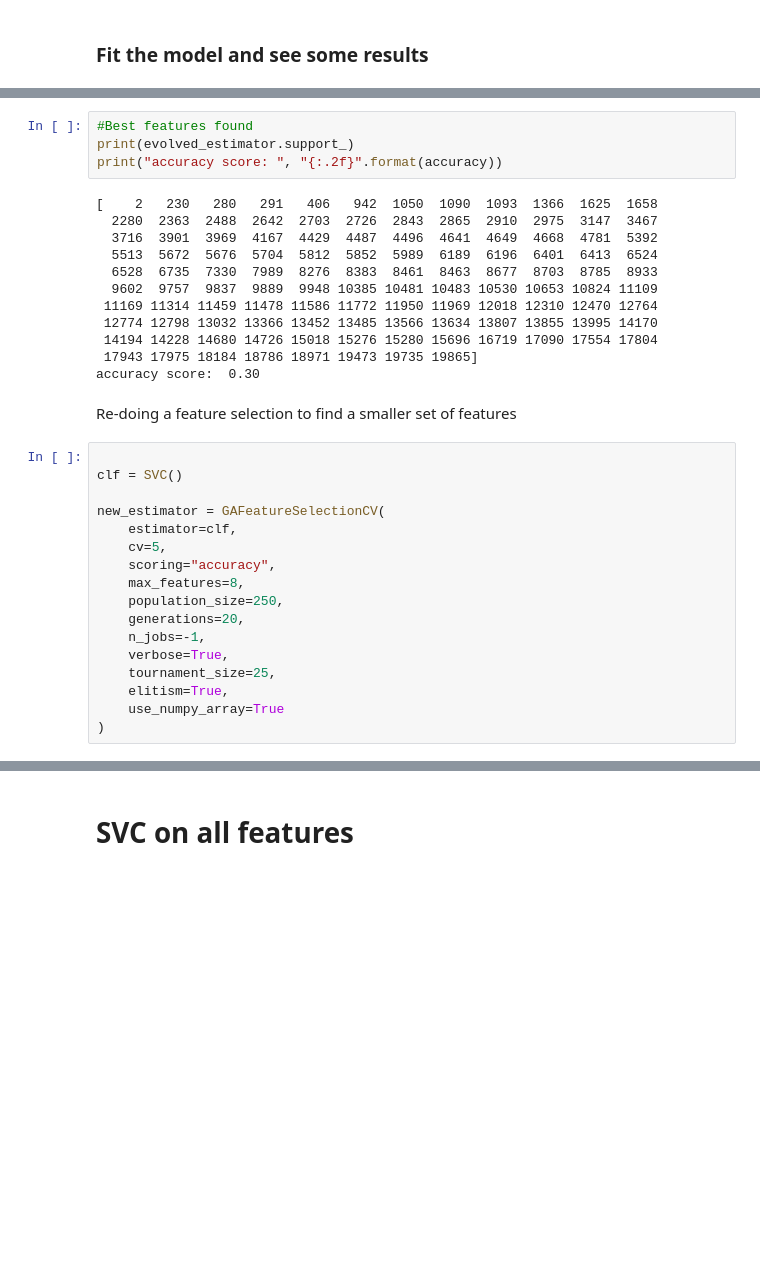
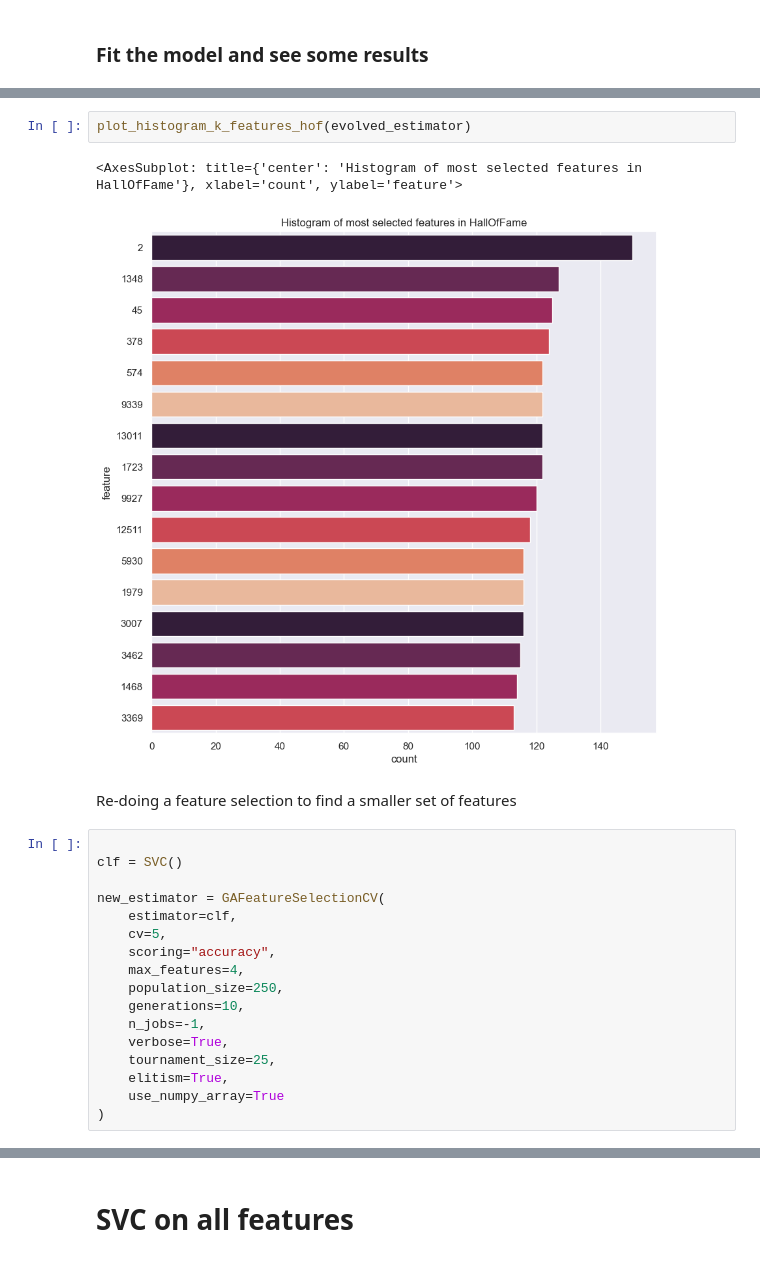
Before and after one commit to juju21555/Sklearn-genetic-opt, a Jupyter notebook: docs/notebooks/Large_feature_selection.ipynb, the cells around one changed output, grey strips where cells are left out. Saved outputs shown, nothing was run; the diff lists cells and outputs as text; blank space fills up the shorter version.

```diff
--- a/docs/notebooks/Large_feature_selection.ipynb
+++ b/docs/notebooks/Large_feature_selection.ipynb
@@ -77,19 +79,8 @@ gen     nevals  fitness         fitness_std     fitness_max     fitness_min
-# %%
-#Best features found
-print(evolved_estimator.support_)
-print("accuracy score: ", "{:.2f}".format(accuracy))
-# %% [output]
-[    2   230   280   291   406   942  1050  1090  1093  1366  1625  1658
-  2280  2363  2488  2642  2703  2726  2843  2865  2910  2975  3147  3467
-  3716  3901  3969  4167  4429  4487  4496  4641  4649  4668  4781  5392
-  5513  5672  5676  5704  5812  5852  5989  6189  6196  6401  6413  6524
-  6528  6735  7330  7989  8276  8383  8461  8463  8677  8703  8785  8933
-  9602  9757  9837  9889  9948 10385 10481 10483 10530 10653 10824 11109
- 11169 11314 11459 11478 11586 11772 11950 11969 12018 12310 12470 12764
- 12774 12798 13032 13366 13452 13485 13566 13634 13807 13855 13995 14170
- 14194 14228 14680 14726 15018 15276 15280 15696 16719 17090 17554 17804
- 17943 17975 18184 18786 18971 19473 19735 19865]
-accuracy score:  0.30
+# %%
+plot_histogram_k_features_hof(evolved_estimator)
+# %% [output]
+<AxesSubplot: title={'center': 'Histogram of most selected features in HallOfFame'}, xlabel='count', ylabel='feature'>
+[figure, added]
 # %% [markdown]
 Re-doing a feature selection to find a smaller set of features
 # %%
@@ -100,9 +91,9 @@ new_estimator = GAFeatureSelectionCV(
     estimator=clf,
     cv=5,
     scoring="accuracy",
-    max_features=8,
+    max_features=4,
     population_size=250,
-    generations=20,
+    generations=10,
     n_jobs=-1,
     verbose=True,
     tournament_size=25,
```
Also changed, not shown: parts of 8 cells of this notebook, 3 other files.
